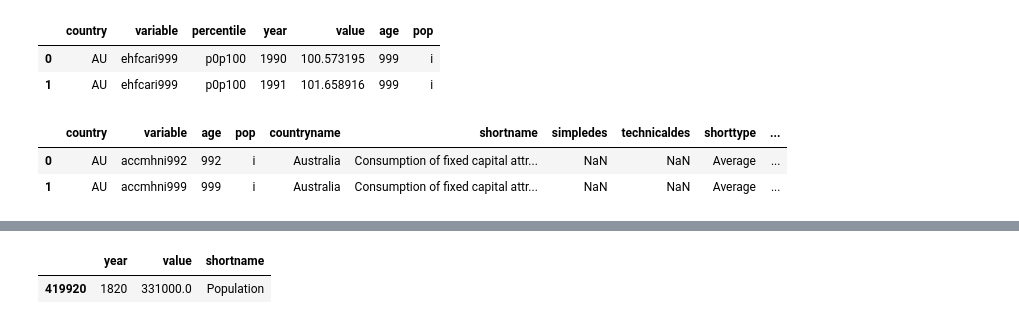
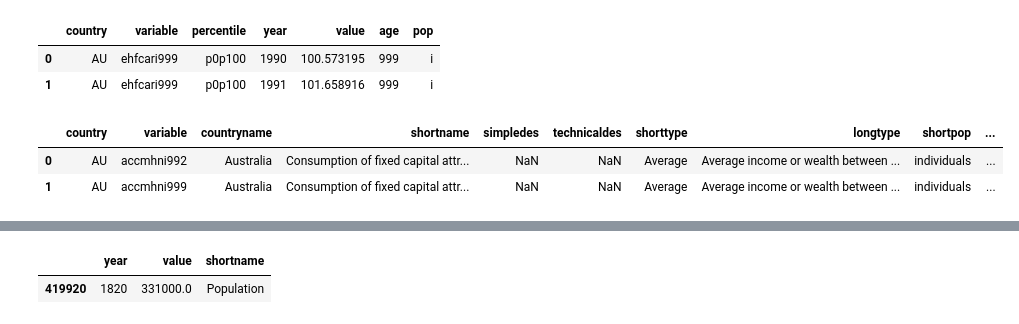
Before and after one commit to aldillon88/world-inequality-analysis, a Jupyter notebook: notebooks/data-cleaning.ipynb, the cells around one changed output, grey strips where cells are left out. Saved outputs shown, nothing was run; the diff lists cells and outputs as text; code cells hidden in the pictures.

```diff
--- a/notebooks/data-cleaning.ipynb
+++ b/notebooks/data-cleaning.ipynb
@@ -25,12 +25,12 @@ country.head(2)
 | 1 | AU | ehfcari999 | p0p100 | 1991 | 101.658916 | 999 | i |
 # %%
 meta_path = f"../data/WID_metadata_{country_code}.csv"
-meta = pd.read_csv(meta_path, delimiter=';')
-meta.head(2)
+meta = pd.read_csv(meta_path, delimiter=';').drop(columns=['age', 'pop'])
+meta.head(1)
 # %% [output]
-|  | country | variable | age | pop | countryname | shortname | simpledes | technicaldes | shorttype | ... |
-| 0 | AU | accmhni992 | 992 | i | Australia | Consumption of fixed capital attr... | NaN | NaN | Average | ... |
-| 1 | AU | accmhni999 | 999 | i | Australia | Consumption of fixed capital attr... | NaN | NaN | Average | ... |
+|  | country | variable | countryname | shortname | simpledes | technicaldes | shorttype | longtype | shortpop | ... |
+| 0 | AU | accmhni992 | Australia | Consumption of fixed capital attr... | NaN | NaN | Average | Average income or wealth between ... | individuals | ... |
+| 1 | AU | accmhni999 | Australia | Consumption of fixed capital attr... | NaN | NaN | Average | Average income or wealth between ... | individuals | ... |
 # %%
 print(f"The data file contains {country.shape[1]} columns and {country.shape[0]} rows")
 print(f"The metadata file contains {meta.shape[1]} columns and {meta.shape[0]} rows")
```
Also changed, not shown: parts of 8 cells of this notebook.
